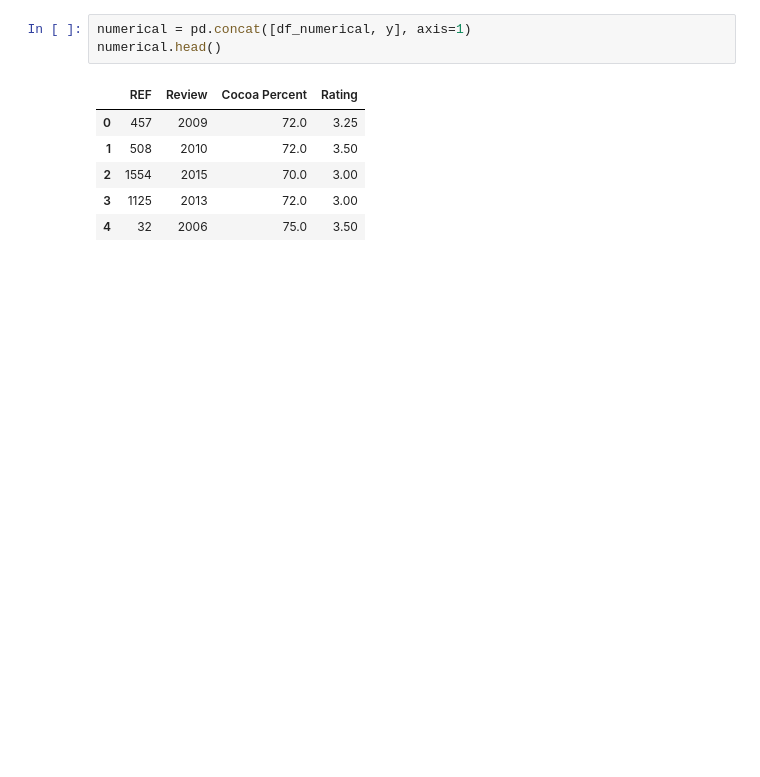
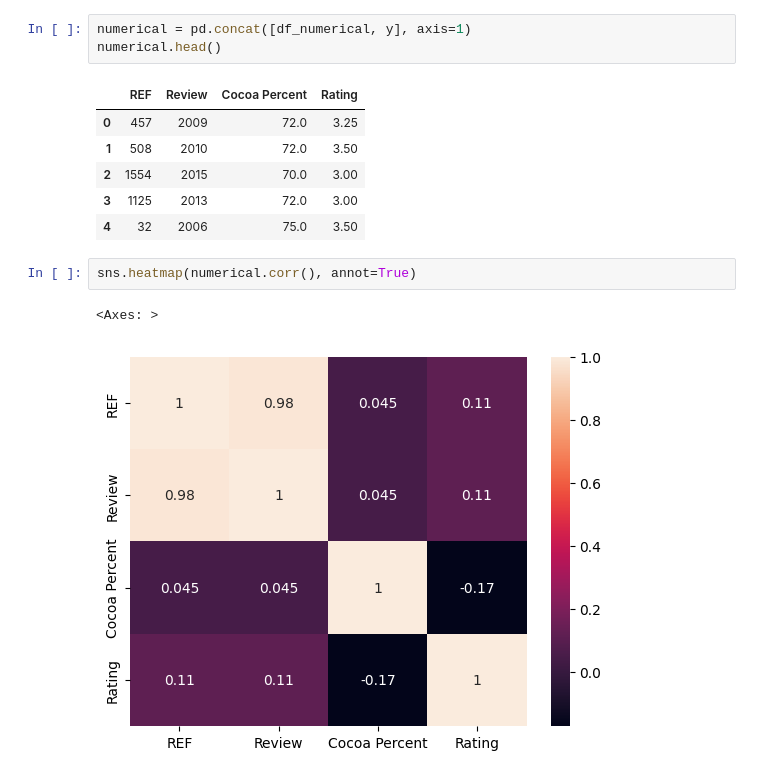
Before and after one commit to PolyakovMA/chocolate-review, a Jupyter notebook: Chocolate_reviews.ipynb, the cells around one changed output. Cells and saved outputs as stored; diff of their text form; blank space fills up the shorter version.

```diff
--- a/Chocolate_reviews.ipynb
+++ b/Chocolate_reviews.ipynb
@@ -143,3 +143,8 @@ numerical.head()
 | 2 | 1554 | 2015 | 70.0 | 3.00 |
 | 3 | 1125 | 2013 | 72.0 | 3.00 |
 | 4 | 32 | 2006 | 75.0 | 3.50 |
+# %%
+sns.heatmap(numerical.corr(), annot=True)
+# %% [output]
+<Axes: >
+[figure, added]
```
Also changed, not shown: parts of 3 cells of this notebook.
